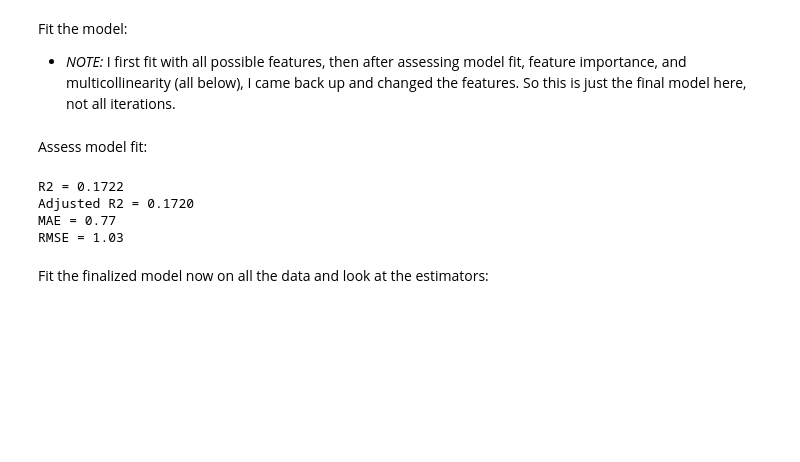
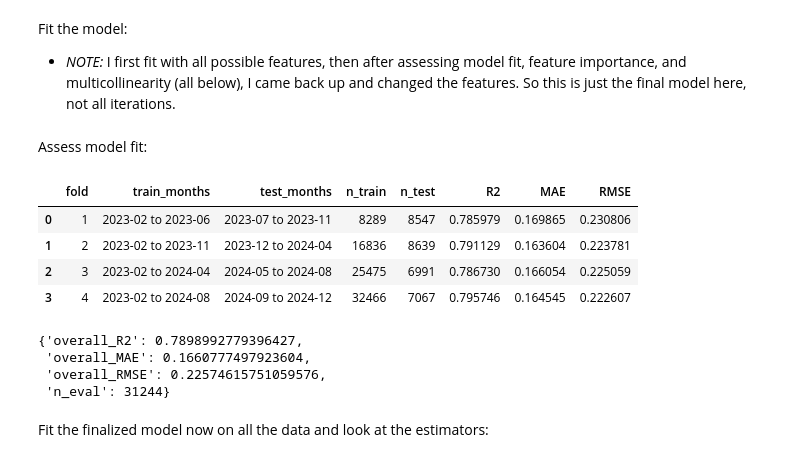
Before and after one commit to nicoleeyee/Data-403-Project-1, a Jupyter notebook: code/brs_model_fitting.ipynb, the cells around one changed output. Saved outputs shown, nothing was run; the diff lists cells and outputs as text; code cells hidden in the pictures; blank space fills up the shorter version.

```diff
--- a/code/brs_model_fitting.ipynb
+++ b/code/brs_model_fitting.ipynb
@@ -186,33 +208,3 @@ def predict_lr(X, B):
     return Y_hat
 # %% [markdown]
 A cross validation function:
-# %%
-def lr_cross_val(data, features, response, k=5):
-
-    # make k folds
-    n = data.shape[0]
-    indices = np.arange(n)
-    np.random.shuffle(indices)
-    fold_size = n // k
-    folds = [indices[i*fold_size:(i+1)*fold_size] for i in range(k-1)]
-    folds.append(indices[(k-1)*fold_size:])  # last fold gets the remainder
-
-    # loop over folds and store their predictions
-    predictions = np.zeros(n)
-    for fold_idx in folds:
-        # training indices = everything not in this fold
-        train_idx = np.setdiff1d(indices, fold_idx)
-        test_idx = fold_idx
-
-        train = data.iloc[train_idx]
-        test = data.iloc[test_idx]
-
-        # fit model
-        B = fit_lr(train[features].values, train[response].values)
-
-        # predict on test set
-        Y_hat = predict_lr(test[features].values, B)
-
-        predictions[test_idx] = Y_hat
-
-    return predictions
@@ -224,34 +288,29 @@ Fit the model:
 features = ['month_5','month_6','month_12',
         'vodka_ptc', 'whiskey_ptc', 'rum_ptc',
         'propOver21',
-        'stores_within_5_miles']
-df['log_revenue'] = np.log(df['revenue'])
+        'stores_within_5_miles',
+        'log_lag_revenue']
 response = 'log_revenue'
 
 # fit
-Yhat = lr_cross_val(df, features, response, 5)
+yhat, fold_metrics, overall = lr_cross_val(df, features, response, k=5)
 # %% [markdown]
  Assess model fit:
-# %%
-Y = df[response].values
-X = df[features].values
-RSS = np.sum((Y - Yhat)**2)
-TSS = np.sum((Y - np.mean(Y))**2)
-R2 = 1 - RSS/TSS
-n, p = X.shape  # after adding intercept
-adj_R2 = 1 - (1 - R2) * (n - 1) / (n - p)
-MAE = np.mean(np.abs(Y - Yhat))
-RMSE = np.sqrt(RSS / n)
-
-print(f"R2 = {R2:.4f}")
-print(f"Adjusted R2 = {adj_R2:.4f}")
-print(f"MAE = {MAE:.2f}")
-print(f"RMSE = {RMSE:.2f}")
-# %% [output]
-R2 = 0.1722
-Adjusted R2 = 0.1720
-MAE = 0.77
-RMSE = 1.03
+# %%
+fold_metrics
+# %% [output]
+|  | fold | train_months | test_months | n_train | n_test | R2 | MAE | RMSE |
+| 0 | 1 | 2023-02 to 2023-06 | 2023-07 to 2023-11 | 8289 | 8547 | 0.785979 | 0.169865 | 0.230806 |
+| 1 | 2 | 2023-02 to 2023-11 | 2023-12 to 2024-04 | 16836 | 8639 | 0.791129 | 0.163604 | 0.223781 |
+| 2 | 3 | 2023-02 to 2024-04 | 2024-05 to 2024-08 | 25475 | 6991 | 0.786730 | 0.166054 | 0.225059 |
+| 3 | 4 | 2023-02 to 2024-08 | 2024-09 to 2024-12 | 32466 | 7067 | 0.795746 | 0.164545 | 0.222607 |
+# %%
+overall
+# %% [output]
+{'overall_R2': 0.7898992779396427,
+ 'overall_MAE': 0.1660777497923604,
+ 'overall_RMSE': 0.22574615751059576,
+ 'n_eval': 31244}
 # %% [markdown]
 Fit the finalized model now on all the data and look at the estimators:
 # %%
```
Also changed, not shown: parts of 10 cells of this notebook.
